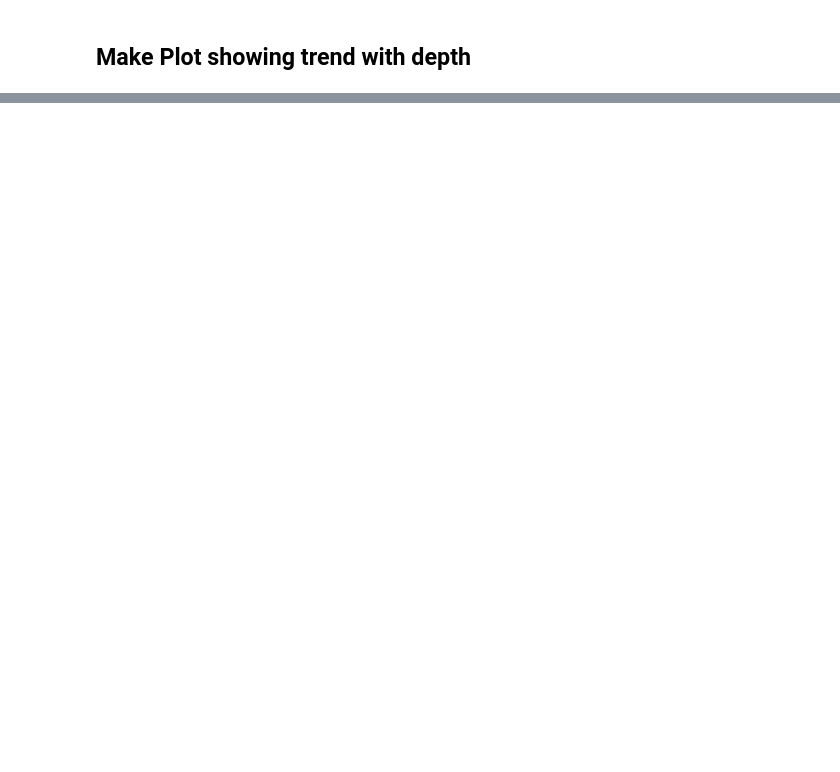
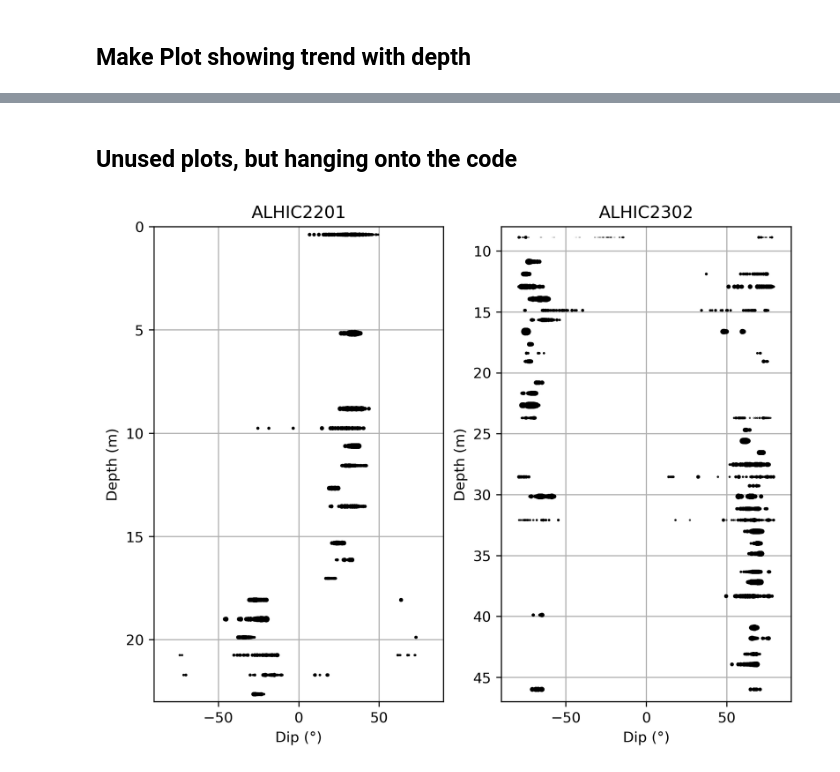
Before and after one commit to liamkirkpatrick/3d_ecm, a Jupyter notebook: scripts/layer_orientations/orientation_plots.ipynb, the cells around one changed output, grey strips where cells are left out. Saved outputs shown, nothing was run; the diff lists cells and outputs as text; code cells hidden in the pictures; blank space fills up the shorter version.

```diff
--- a/scripts/layer_orientations/orientation_plots.ipynb
+++ b/scripts/layer_orientations/orientation_plots.ipynb
@@ -529,0 +570,36 @@ Intel MKL WARNING: Support of Intel(R) Streaming SIMD Extensions 4.2 (Intel(R) S
+# %% [markdown]
+## Unused plots, but hanging onto the code
+# %%
+# make figure
+fig, ax = plt.subplots(1,2,figsize=(8,6),dpi=300)
+
+# axis labels
+for a in ax:
+    a.set_ylabel('Depth (m)')
+    a.set_xlabel('Dip (°)')
+    a.set_xlim(-90,90)
+    a.grid(True)
+ax[0].set_title('ALHIC2201')
+ax[1].set_title('ALHIC2302')
+ax[0].invert_yaxis()
+ax[1].invert_yaxis()
+ax[0].set_ylim(23,0)
+ax[1].set_ylim(47,8)
+
+# plot data
+for index,row in alhic2201.iterrows():
+
+    d = row['depth']
+    dip = np.array(row['AC-dip'])
+    scores = np.array(row['AC-dip-score'])
+    for i in range(len(dip)):
+        ax[0].plot(dip[i],d,'k.',markersize=scores[i]*10)
+
+for index,row in alhic2302.iterrows():
+    d = row['depth']
+    dip = np.array(row['AC-dip'])
+    scores = np.array(row['AC-dip-score'])
+    for i in range(len(dip)):
+        ax[1].plot(dip[i],d,'k.',markersize=scores[i]*10)
+# %% [output]
+[figure, added]
```
Also changed, not shown: parts of 23 cells of this notebook, 8 other files.
